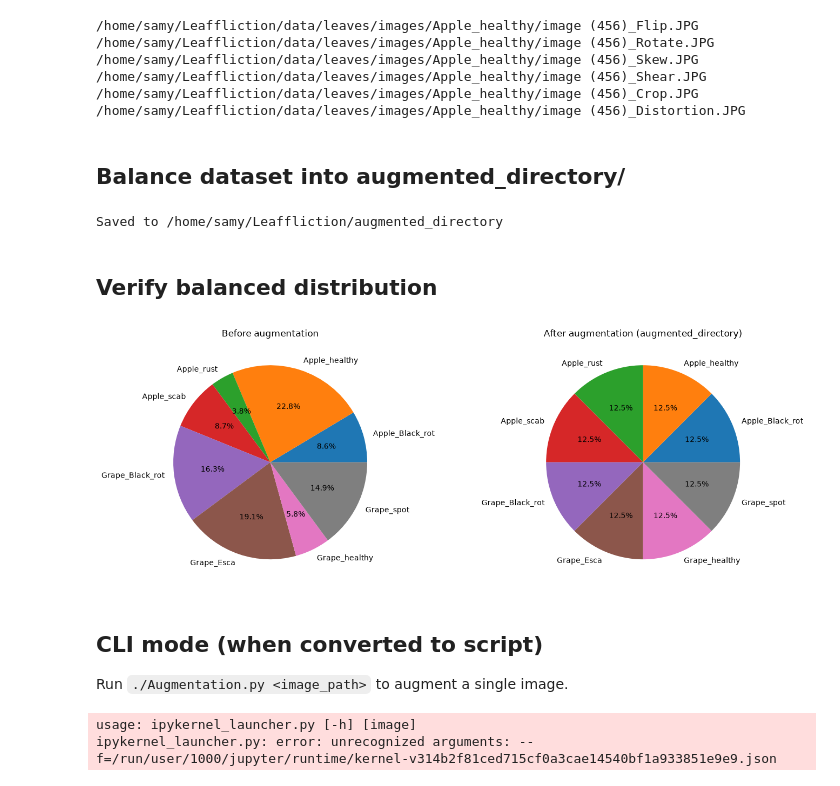
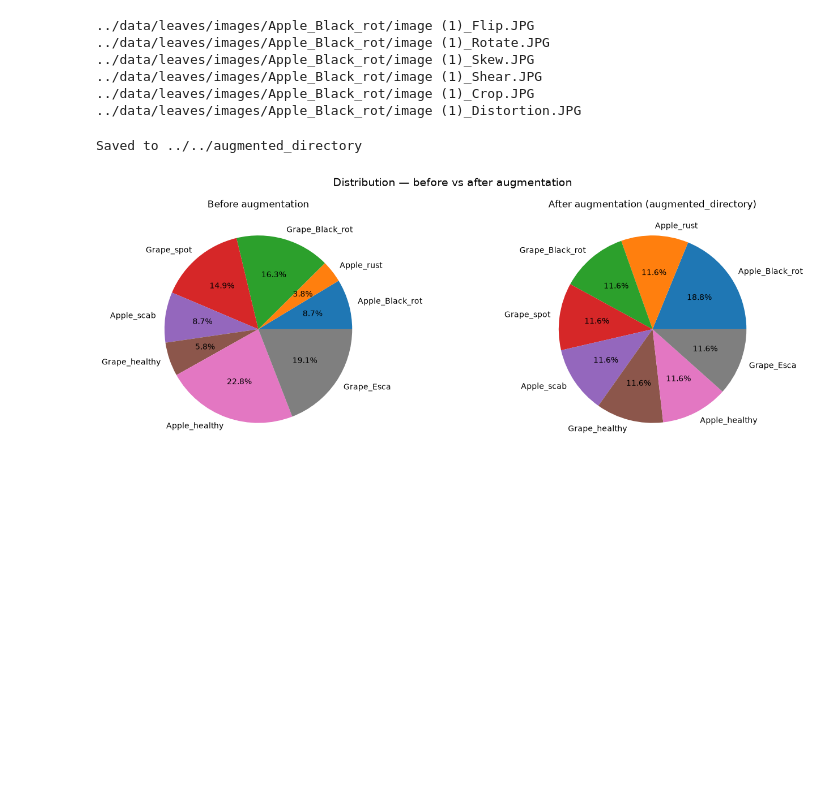
Before and after one commit to mylastresort/Leaffliction, a Jupyter notebook: notebooks/02_part.ipynb, the cells around one changed output. Drawn from its saved outputs; the diff is of its cells as text; code cells hidden in the pictures; blank space fills up the shorter version.

```diff
--- a/notebooks/02_part.ipynb
+++ b/notebooks/02_part.ipynb
@@ -78,56 +46,24 @@ plt.show()
 # %%
-for f in save_augmentations(sample_path):
+for f in augmenter.save_augmentations(image):
     print(f)
 # %% [output]
-/home/samy/Leaffliction/data/leaves/images/Apple_healthy/image (456)_Flip.JPG
-/home/samy/Leaffliction/data/leaves/images/Apple_healthy/image (456)_Rotate.JPG
-/home/samy/Leaffliction/data/leaves/images/Apple_healthy/image (456)_Skew.JPG
-/home/samy/Leaffliction/data/leaves/images/Apple_healthy/image (456)_Shear.JPG
-/home/samy/Leaffliction/data/leaves/images/Apple_healthy/image (456)_Crop.JPG
-/home/samy/Leaffliction/data/leaves/images/Apple_healthy/image (456)_Distortion.JPG
+../data/leaves/images/Apple_Black_rot/image (1)_Flip.JPG
+../data/leaves/images/Apple_Black_rot/image (1)_Rotate.JPG
+../data/leaves/images/Apple_Black_rot/image (1)_Skew.JPG
+../data/leaves/images/Apple_Black_rot/image (1)_Shear.JPG
+../data/leaves/images/Apple_Black_rot/image (1)_Crop.JPG
+../data/leaves/images/Apple_Black_rot/image (1)_Distortion.JPG
-# %% [markdown]
-## Balance dataset into augmented_directory/
 # %%
-out = balance_dataset(
-    data, max_len=max_len, out_dir=str(Path.cwd().parent / "augmented_directory")
+root = Path("../..")
+
+out = augmenter.balance_dataset(
+    loader.images, max_len=max_len, out_dir=str(root / "augmented_directory")
 )
 print(f"Saved to {out}")
 # %% [output]
-Saved to /home/samy/Leaffliction/augmented_directory
+Saved to ../../augmented_directory
-# %% [markdown]
-## Verify balanced distribution
-# %%
-balanced = resolve_images(Path.cwd().parent / "augmented_directory", CLASSES)
-b_counts = {k: len(v) for k, v in balanced.items()}
-
-fig, axes = plt.subplots(1, 2, figsize=(14, 5))
-axes[0].pie(list(counts.values()), labels=list(counts.keys()), autopct="%1.1f%%")
-axes[0].set_title("Before augmentation")
-axes[1].pie(list(b_counts.values()), labels=list(b_counts.keys()), autopct="%1.1f%%")
-axes[1].set_title("After augmentation (augmented_directory)")
-plt.tight_layout()
-plt.show()
-# %% [output]
-[figure, removed]
-# %% [markdown]
-## CLI mode (when converted to script)
-Run `./Augmentation.py <image_path>` to augment a single image.
-# %%
-if __name__ == "__main__" or "ipykernel" in sys.modules:
-    try:
-        args = parse_args()
-    except SystemExit:
-        args = argparse.Namespace(help=False, image=None)
-
-    if getattr(args, "help", False):
-        print(HELP_TEXT)
-    elif getattr(args, "image", None):
-        img_path = Path(args.image)
-        assert img_path.exists(), f"Image not found: {img_path}"
-        print(f"Augmenting: {img_path}")
-        saved = save_augmentations(img_path)
-        for f in saved:
-            print(f"  {f}")
-# %% [output]
-usage: ipykernel_launcher.py [-h] [image]
-ipykernel_launcher.py: error: unrecognized arguments: --f=/run/user/1000/jupyter/runtime/kernel-v314b2f81ced715cf0a3cae14540bf1a933851e9e9.json
+# %%
+balanced = LeafLoader(data_path=root / "augmented_directory")
+augmenter.show_balance_comparison(loader, balanced)
+# %% [output]
+[figure, added]
```
Also changed, not shown: parts of 9 cells of this notebook, 17 other files.
